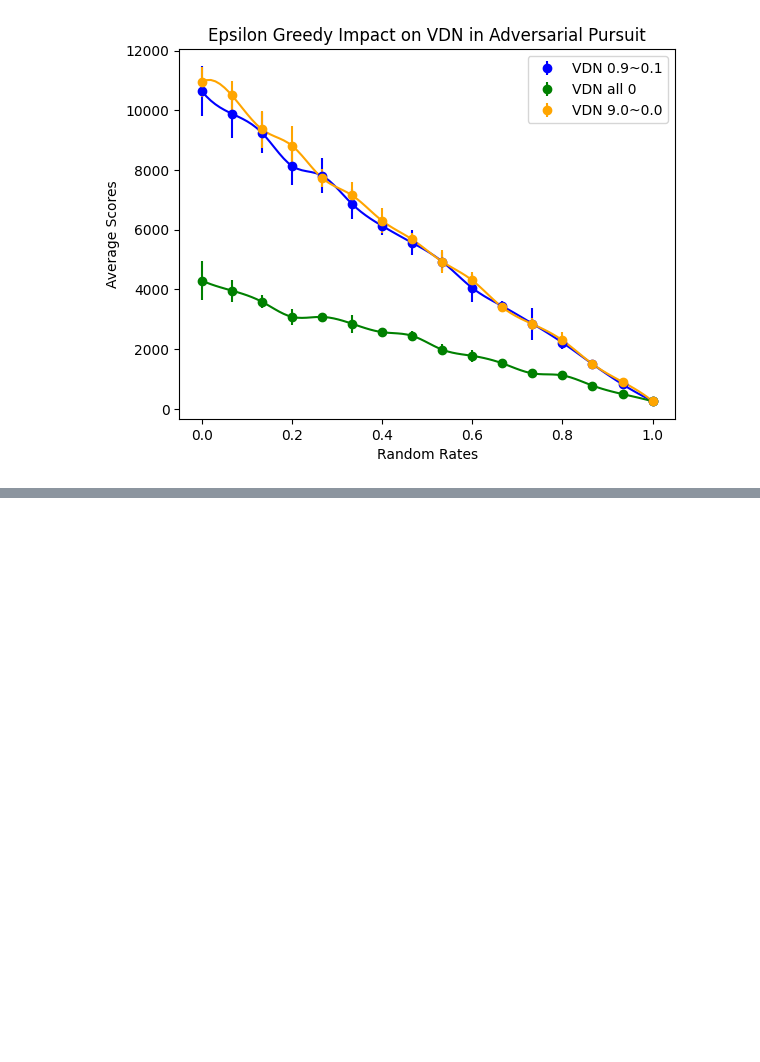
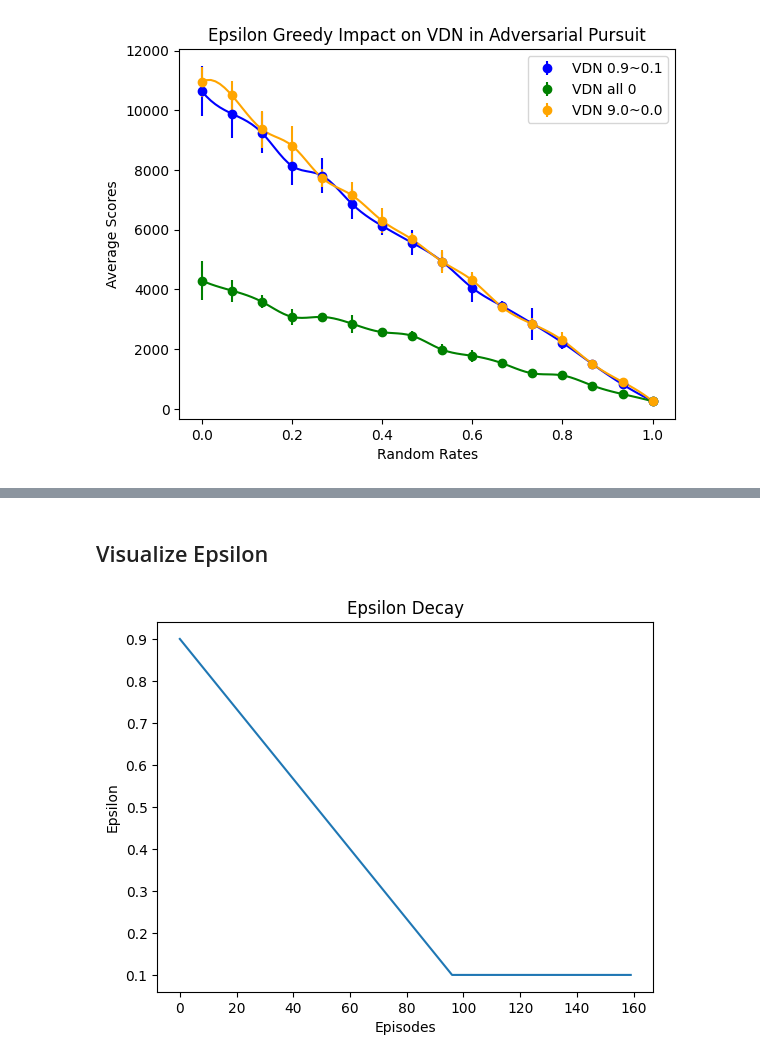
Before and after one commit to rainyuxuan/cmarl-resilience, a Jupyter notebook: notebooks/4-visualize.ipynb, the cells around one changed output, grey strips where cells are left out. Cells and saved outputs as stored; diff of their text form; code cells hidden in the pictures; blank space fills up the shorter version.

```diff
--- a/notebooks/4-visualize.ipynb
+++ b/notebooks/4-visualize.ipynb
@@ -302,0 +324,19 @@ plot_stacked_scores_over_random_rates(
+# %% [markdown]
+## Visualize Epsilon
+# %%
+epsilons = []
+min_epsilon = 0.1
+max_epsilon = 0.9
+max_episodes = 160
+for i in range(max_episodes):
+    epsilon = max(min_epsilon, max_epsilon - (max_epsilon - min_epsilon) * (i / (0.6 * max_episodes)))
+    epsilons.append(epsilon)
+
+from matplotlib import pyplot as plt
+plt.plot(epsilons)
+plt.title('Epsilon Decay')
+plt.xlabel('Episodes')
+plt.ylabel('Epsilon')
+plt.show()
+# %% [output]
+[figure, added]
```
Also changed, not shown: parts of 2 cells of this notebook, 1 other file.
